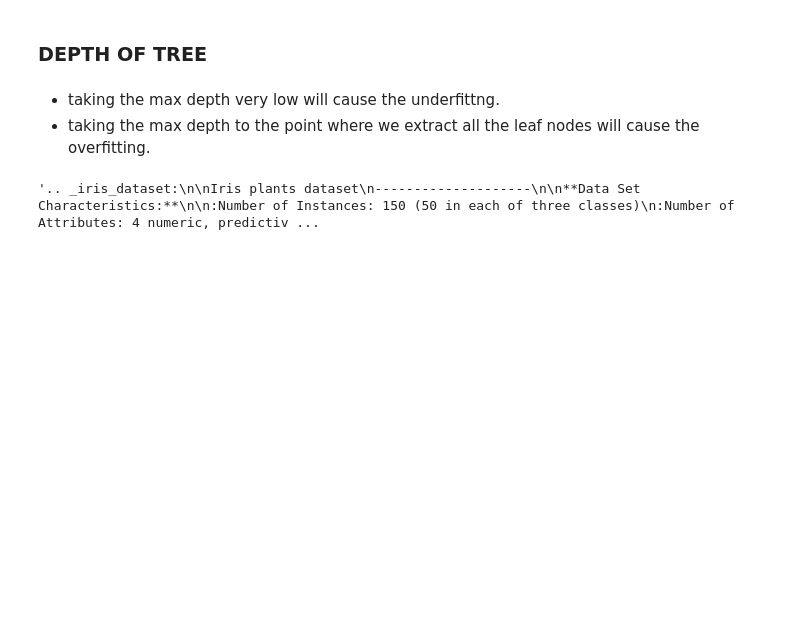
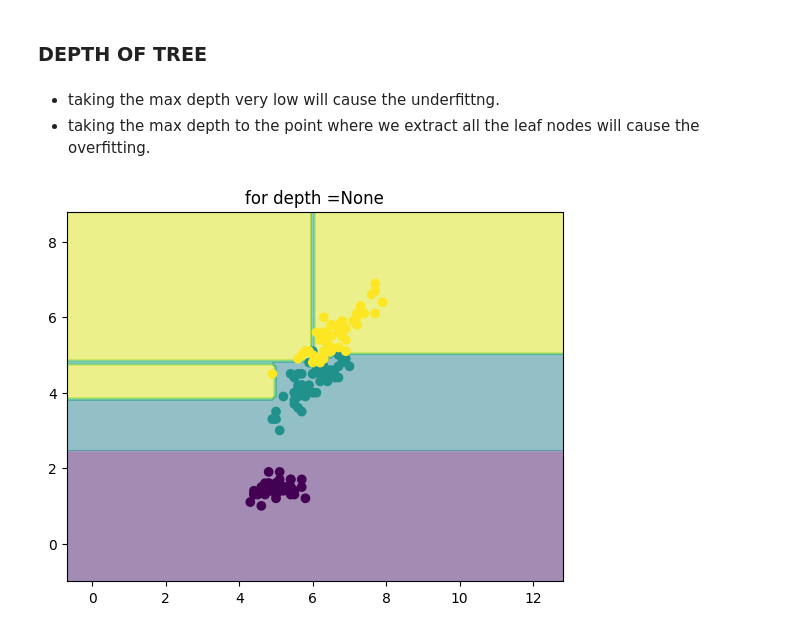
Before and after one commit to khanalasmit/machinelearning, a Jupyter notebook: 43-decison_tree/hyperparamters.ipynb, the cells around one changed output. Cells and saved outputs as stored; diff of their text form; code cells hidden in the pictures; blank space fills up the shorter version.

```diff
--- a/43-decison_tree/hyperparamters.ipynb
+++ b/43-decison_tree/hyperparamters.ipynb
@@ -14,12 +14,19 @@ def analyzer(max_depth):
     iris=load_iris()
     X=iris.data
     y=iris.target
-    return iris.DESCR
-    #clf=DecisionTreeClassifier(max_depth=max_depth)
-    #clf.fit(X,y)
-    #a=np.arange(start=X[:,0].min()-1,stop=X[:,0].max()+1,step=0.1)
-    #a=np.arange(start=X[:,0].min()-1,stop=X[:,0].max()+1,step=0.1)
+    X=X[:,[0,2]]
+    clf=DecisionTreeClassifier(max_depth=max_depth)
+    clf.fit(X,y)
+    a=np.arange(start=X[:,0].min()-5,stop=X[:,0].max()+5,step=0.1)
+    b=np.arange(start=X[:,1].min()-2,stop=X[:,1].max()+2,step=0.1)
+    XX,YY=np.meshgrid(a,b)
+    input_array=np.array([XX.ravel(),YY.ravel()]).T
+    labels=clf.predict(input_array)
+    plt.contourf(XX,YY,labels.reshape(XX.shape),alpha=0.5)
+    plt.scatter(X[:,0],X[:,1],c=y)
+    plt.title(f"for depth ={max_depth}")
+    plt.show()
-# %%
-analyzer(3)
-# %% [output]
-'.. _iris_dataset:\n\nIris plants dataset\n--------------------\n\n**Data Set Characteristics:**\n\n:Number of Instances: 150 (50 in each of three classes)\n:Number of Attributes: 4 numeric, predictiv ...
+# %%
+analyzer(max_depth=None)
+# %% [output]
+[figure, added]
```
Also changed, not shown: parts of 10 cells of this notebook.
